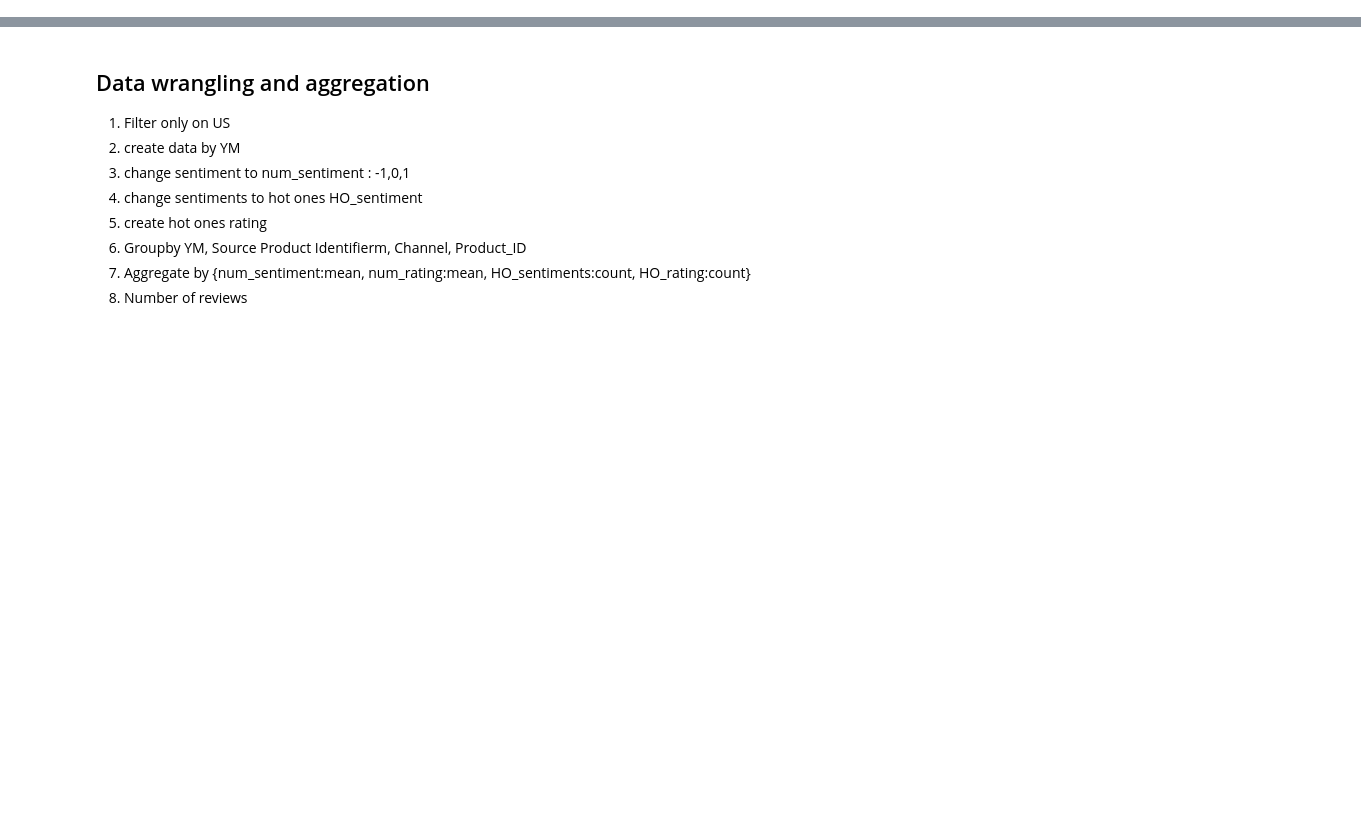
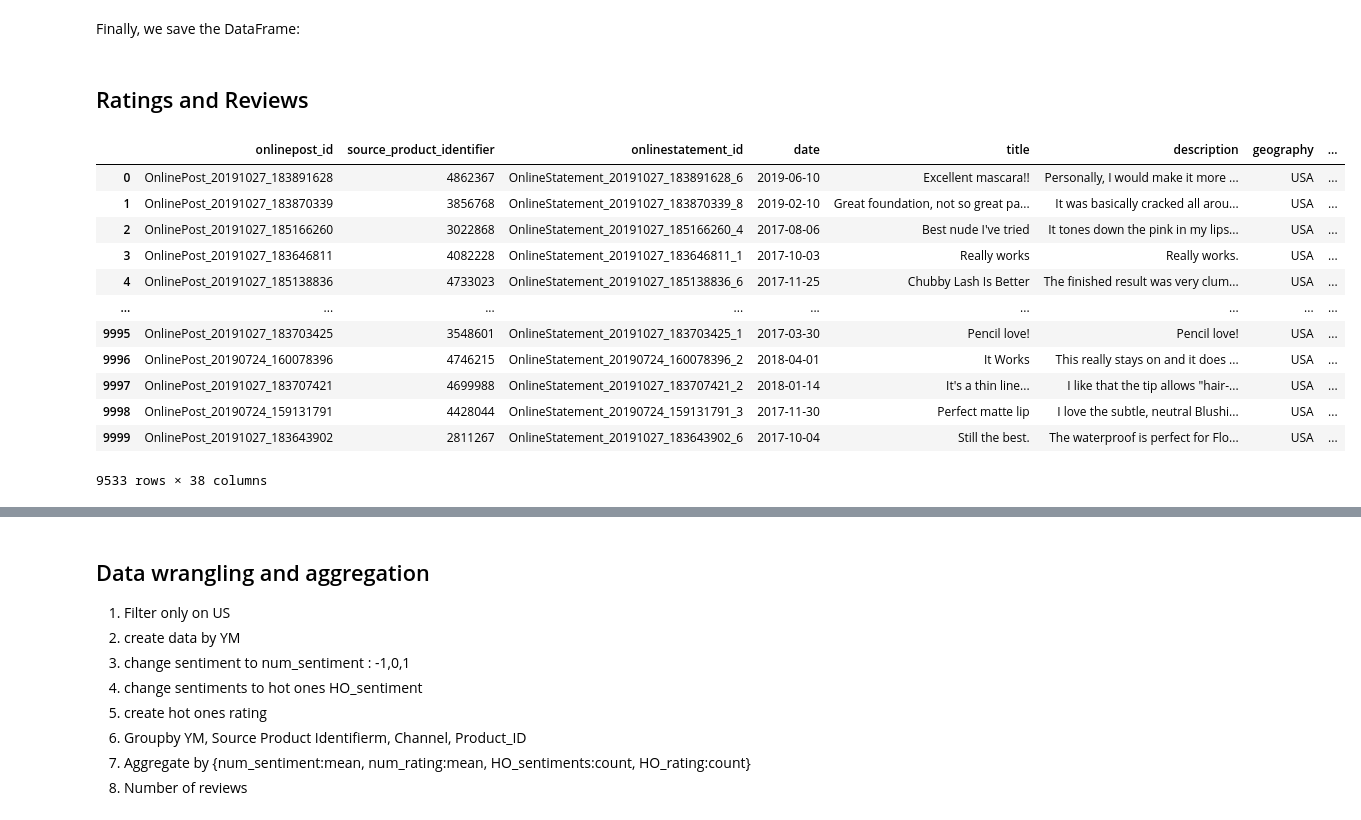
Before and after one commit to Anis-Bensaid/CapstoneProject, a Jupyter notebook: src/merging_data_sets.ipynb, the cells around one changed output, grey strips where cells are left out. Cells and saved outputs as stored; diff of their text form; code cells hidden in the pictures; blank space fills up the shorter version.

```diff
--- a/src/merging_data_sets.ipynb
+++ b/src/merging_data_sets.ipynb
@@ -5,0 +124,2 @@ pd.set_option('display.max_columns', None)
+# %% [markdown]
+Finally, we save the DataFrame:
@@ -5,0 +128,4 @@ pd.set_option('display.max_columns', None)
+# %% [markdown]
+## Ratings and Reviews
+# %%
+rr_skincare_all = pd.read_csv('../data/Rating and Reviews/Cosmetics_Reviews_20191031.csv')
@@ -5,0 +134,17 @@ pd.set_option('display.max_columns', None)
+# %%
+rr_skincare.columns = [colname.lower().replace(' ','_') for colname in rr_skincare.columns]
+rr_skincare[rr_skincare['geography']=='USA']
+# %% [output]
+|  | onlinepost_id | source_product_identifier | onlinestatement_id | date | title | description | geography | ... |
+| 0 | OnlinePost_20191027_183891628 | 4862367 | OnlineStatement_20191027_183891628_6 | 2019-06-10 | Excellent mascara!! | Personally, I would make it more ... | USA | ... |
+| 1 | OnlinePost_20191027_183870339 | 3856768 | OnlineStatement_20191027_183870339_8 | 2019-02-10 | Great foundation, not so great pa... | It was basically cracked all arou... | USA | ... |
+| 2 | OnlinePost_20191027_185166260 | 3022868 | OnlineStatement_20191027_185166260_4 | 2017-08-06 | Best nude I've tried | It tones down the pink in my lips... | USA | ... |
+| 3 | OnlinePost_20191027_183646811 | 4082228 | OnlineStatement_20191027_183646811_1 | 2017-10-03 | Really works | Really works. | USA | ... |
+| 4 | OnlinePost_20191027_185138836 | 4733023 | OnlineStatement_20191027_185138836_6 | 2017-11-25 | Chubby Lash Is Better | The finished result was very clum... | USA | ... |
+| ... | ... | ... | ... | ... | ... | ... | ... | ... |
+| 9995 | OnlinePost_20191027_183703425 | 3548601 | OnlineStatement_20191027_183703425_1 | 2017-03-30 | Pencil love! | Pencil love! | USA | ... |
+| 9996 | OnlinePost_20190724_160078396 | 4746215 | OnlineStatement_20190724_160078396_2 | 2018-04-01 | It Works | This really stays on and it does ... | USA | ... |
+| 9997 | OnlinePost_20191027_183707421 | 4699988 | OnlineStatement_20191027_183707421_2 | 2018-01-14 | It's a thin line... | I like that the tip allows "hair-... | USA | ... |
+| 9998 | OnlinePost_20190724_159131791 | 4428044 | OnlineStatement_20190724_159131791_3 | 2017-11-30 | Perfect matte lip | I love the subtle, neutral Blushi... | USA | ... |
+| 9999 | OnlinePost_20191027_183643902 | 2811267 | OnlineStatement_20191027_183643902_6 | 2017-10-04 | Still the best. | The waterproof is perfect for Flo... | USA | ... |
+9533 rows × 38 columns
```
Also changed, not shown: parts of 76 cells of this notebook.
